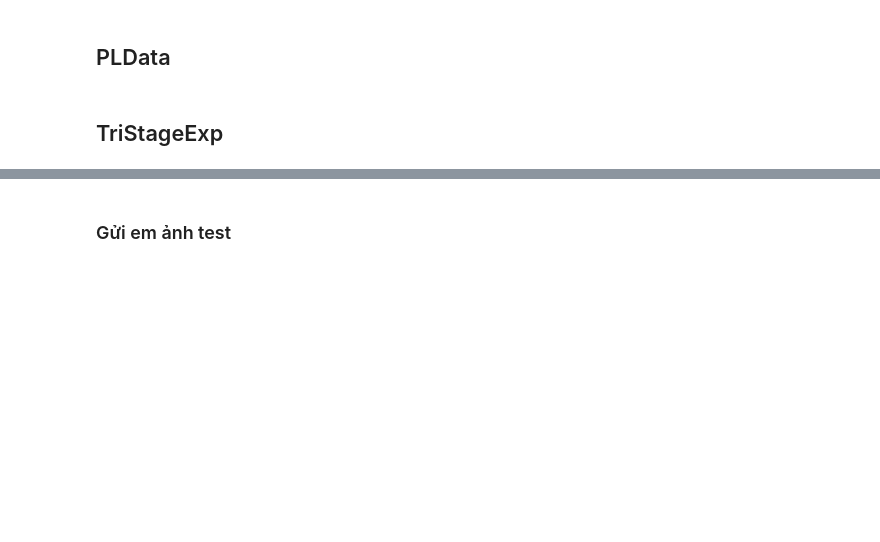
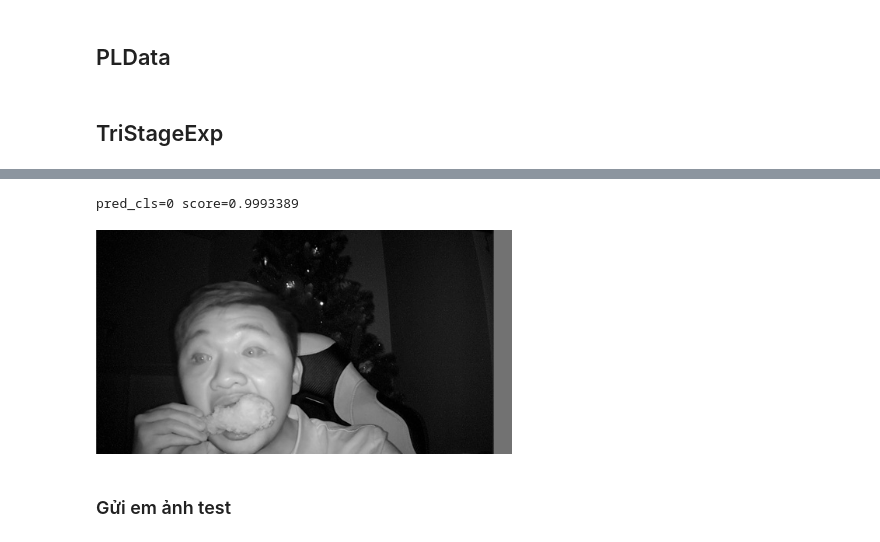
Before and after one commit to anhvth/YOLOX, a Jupyter notebook: decision_tree_eating.ipynb, the cells around one changed output, grey strips where cells are left out. Cells and saved outputs as stored; diff of their text form; code cells hidden in the pictures; blank space fills up the shorter version.

```diff
--- a/decision_tree_eating.ipynb
+++ b/decision_tree_eating.ipynb
@@ -83,5 +83,6 @@ len(list_json_paths)
 len(label_paths)=67
 107
 # %%
-list_json_paths[0]
+cats = mmcv.load(list_json_paths[0]['pred_json_path'])['categories']
+cats
 # %% [output]
@@ -189,0 +219,8 @@ def get_x_tensor(tensor):
+# %%
+
+def convert_f(f):
+    fs = []
+    for oa,ob,ab,_,_ in M:
+        # print(oa,ob,ab)
+        fs.append(f[oa:ob][:ab].reshape(-1, 11))
+    return np.concatenate(fs)
@@ -190,2 +231,2 @@ def get_x_tensor(tensor):
 # %%
-df['x'] = df.feat1d#multi_process(get_x, df.tensor, 15)
+df['x'] = df.feat1d.apply(convert_f)
@@ -491,15 +512,26 @@ lit_model = lit_model.cuda().requires_grad_(False).eval()
 from dms_drowsiness.video_writer import Board
 # %%
 import onnxruntime
+import numpy as np, cv2, torch
+from PIL import Image
+
 session = onnxruntime.InferenceSession('out.onnx')
 
 def predict_onnx(img_path):
-    img = mmcv.imread(img_path, 0)
-    img = mmcv.imrescale(img, (416, 416))
-    img = mmcv.impad(img, shape=(416, 416), pad_val=114)
-    inp = img[None, :,:,None]
+    img = cv2.imread(img_path, 0)
+    img = mmcv.imrescale(img, (224, 416))
+    img = mmcv.impad(img, shape=(224, 416), pad_val=114)
+    inp = img[None, :224,:,None]
     ort_inputs = {session.get_inputs()[0].name: inp.astype(np.float32)}
-    output = session.run(None, ort_inputs)[0]
+    logits = output = session.run(None, ort_inputs)[0]
+    output = torch.softmax(torch.from_numpy(output).squeeze(), 0).numpy()
     pred_cls = np.argmax(output)
     score = output[pred_cls]
-    return score, pred_cls, output
+    return score, pred_cls, logits, img
+img_path = df.img_path.iloc[0]
+score, pred_cls, logits, img = predict_onnx(img_path)
+print(f'{pred_cls=} {score=}')
+Image.fromarray(img)
+# %% [output]
+pred_cls=0 score=0.9993389
+[figure, added]
```
Also changed, not shown: parts of 27 cells of this notebook, 1 other file.
